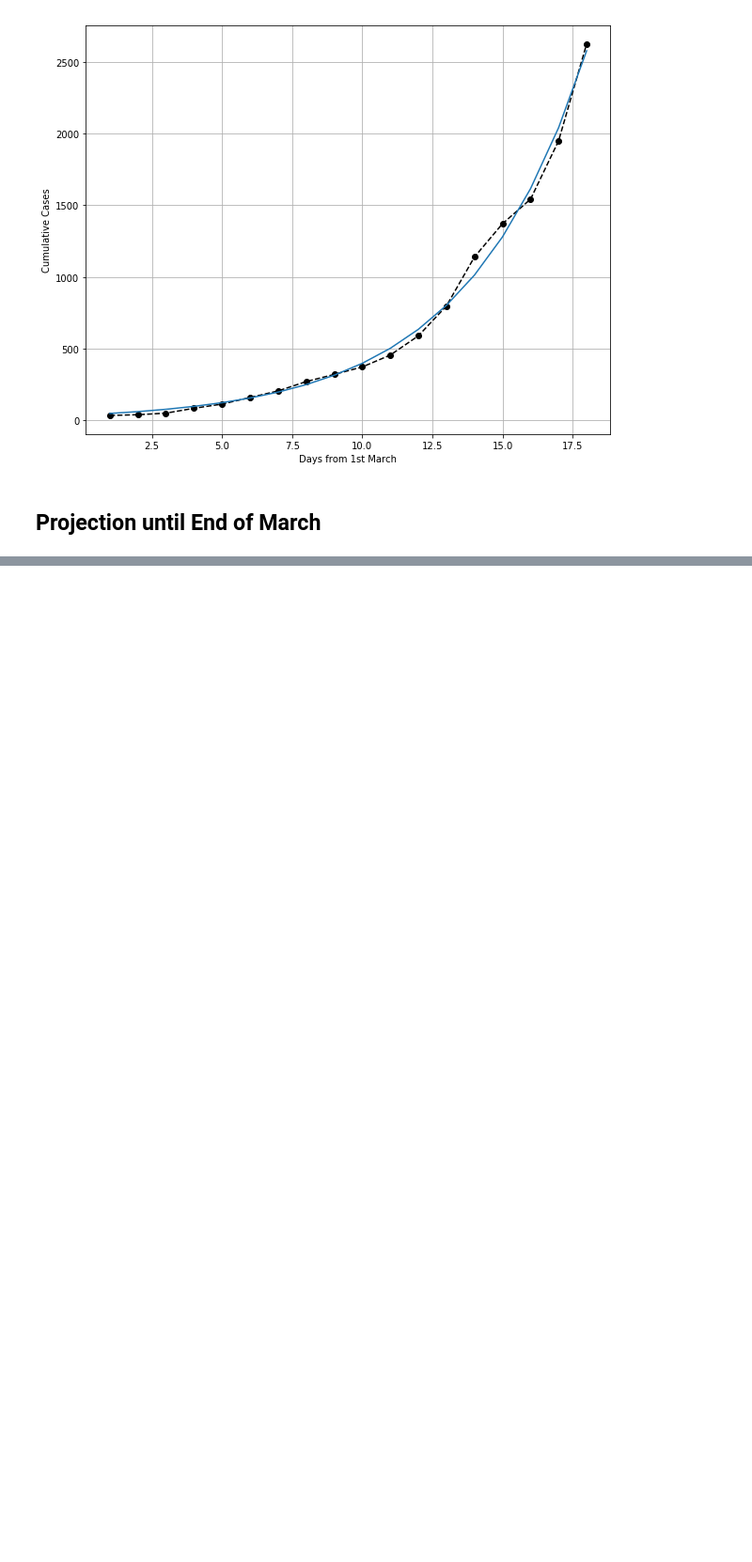
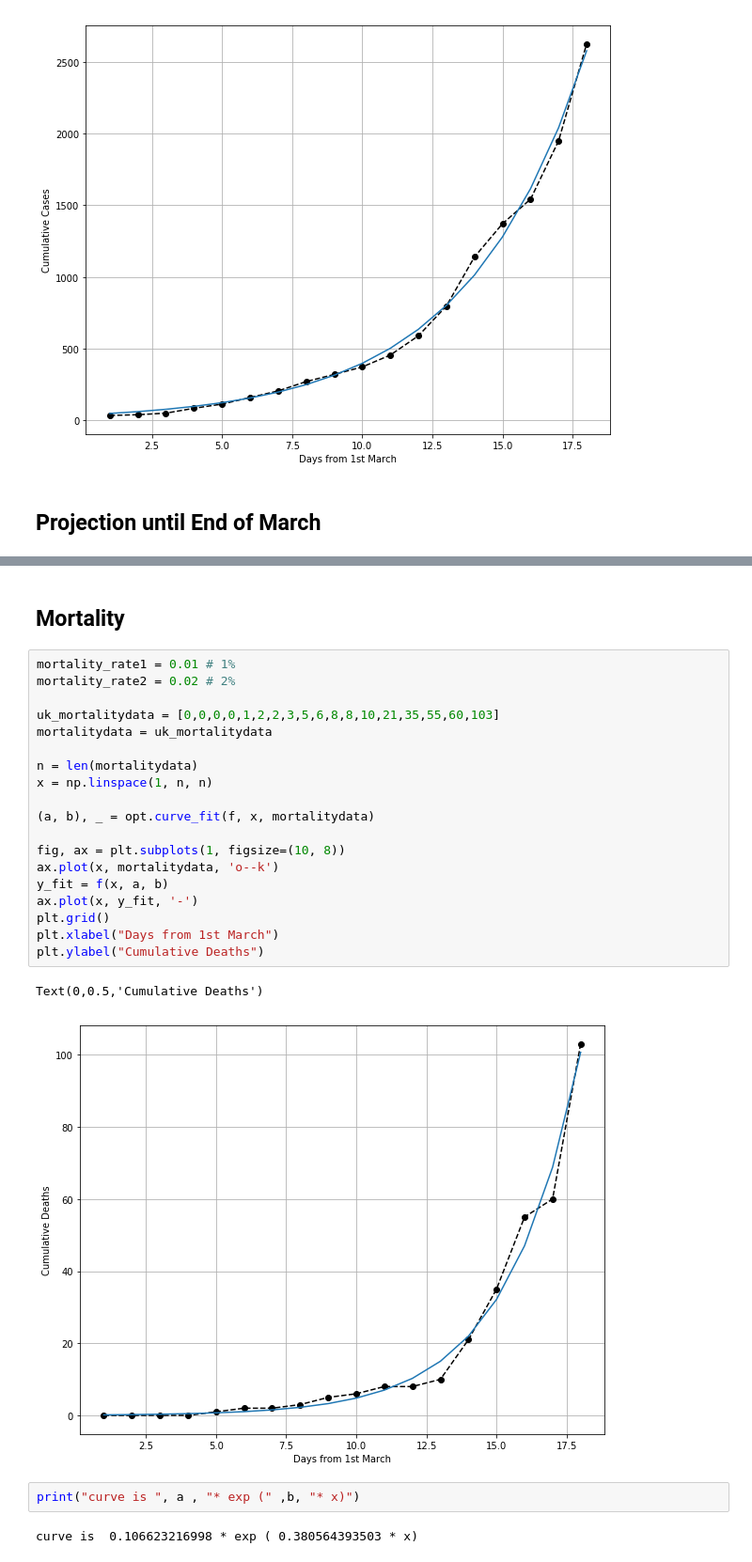
Before and after one commit to burntout/UK-Covid19, a Jupyter notebook: UK-Covid19-least-squares-fit.ipynb, the cells around one changed output, grey strips where cells are left out. Shown: that part at 94% size. Cells and saved outputs as stored; diff of their text form; blank space fills up the shorter version.

Commit message:
Added Mortality curve

```diff
--- a/UK-Covid19-least-squares-fit.ipynb
+++ b/UK-Covid19-least-squares-fit.ipynb
@@ -59,0 +60,28 @@ curve is  38.58775500309438 * exp ( 0.23344138966039657 * x)
+# %% [markdown]
+## Mortality
+# %%
+mortality_rate1 = 0.01 # 1%
+mortality_rate2 = 0.02 # 2%
+
+uk_mortalitydata = [0,0,0,0,1,2,2,3,5,6,8,8,10,21,35,55,60,103]
+mortalitydata = uk_mortalitydata
+
+n = len(mortalitydata)
+x = np.linspace(1, n, n)
+
+(a, b), _ = opt.curve_fit(f, x, mortalitydata)
+
+fig, ax = plt.subplots(1, figsize=(10, 8))
+ax.plot(x, mortalitydata, 'o--k')
+y_fit = f(x, a, b)
+ax.plot(x, y_fit, '-')
+plt.grid()
+plt.xlabel("Days from 1st March")
+plt.ylabel("Cumulative Deaths")
+# %% [output]
+Text(0,0.5,'Cumulative Deaths')
+[figure, added]
+# %%
+print("curve is ", a , "* exp (" ,b, "* x)")
+# %% [output]
+curve is  0.106623216998 * exp ( 0.380564393503 * x)
```
Also changed, not shown: parts of 6 cells of this notebook.
